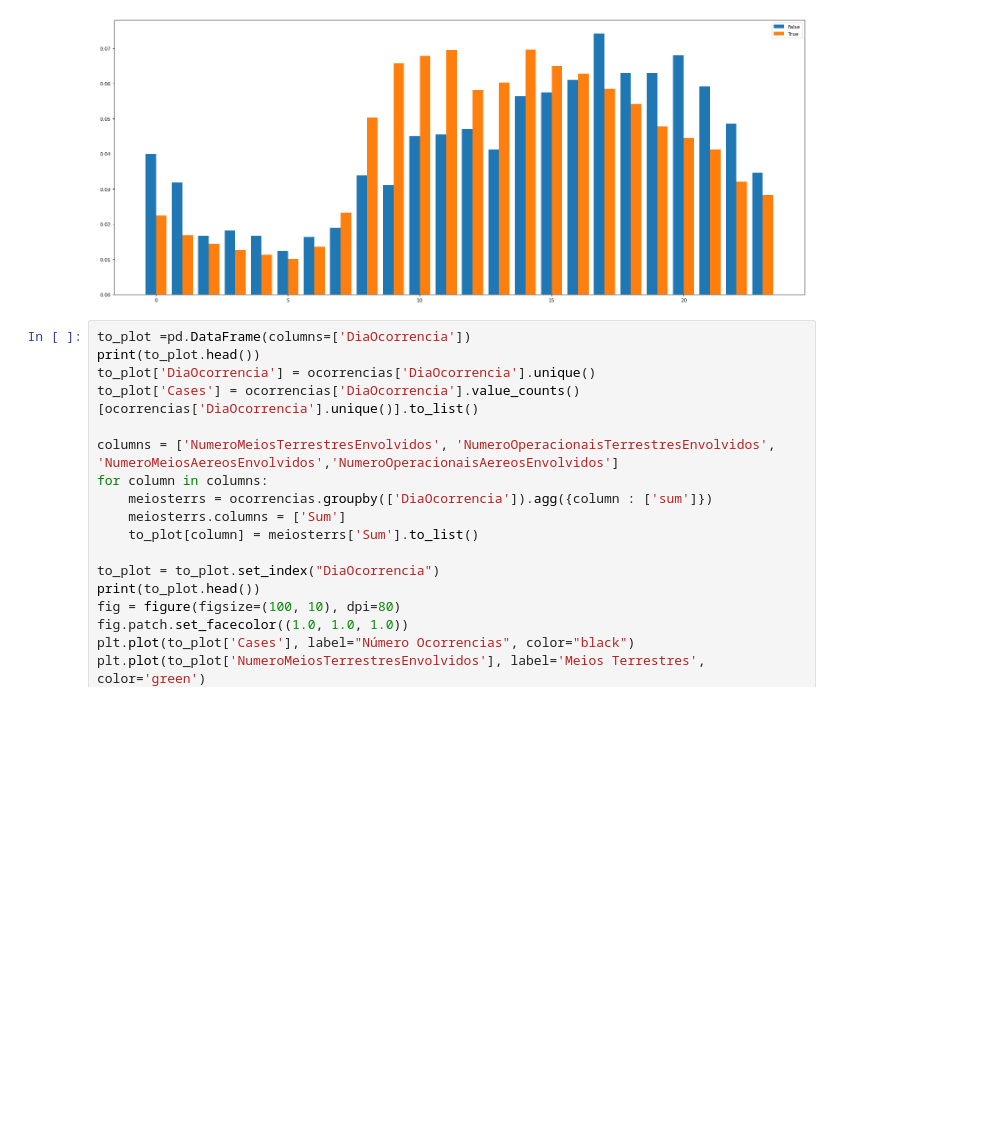
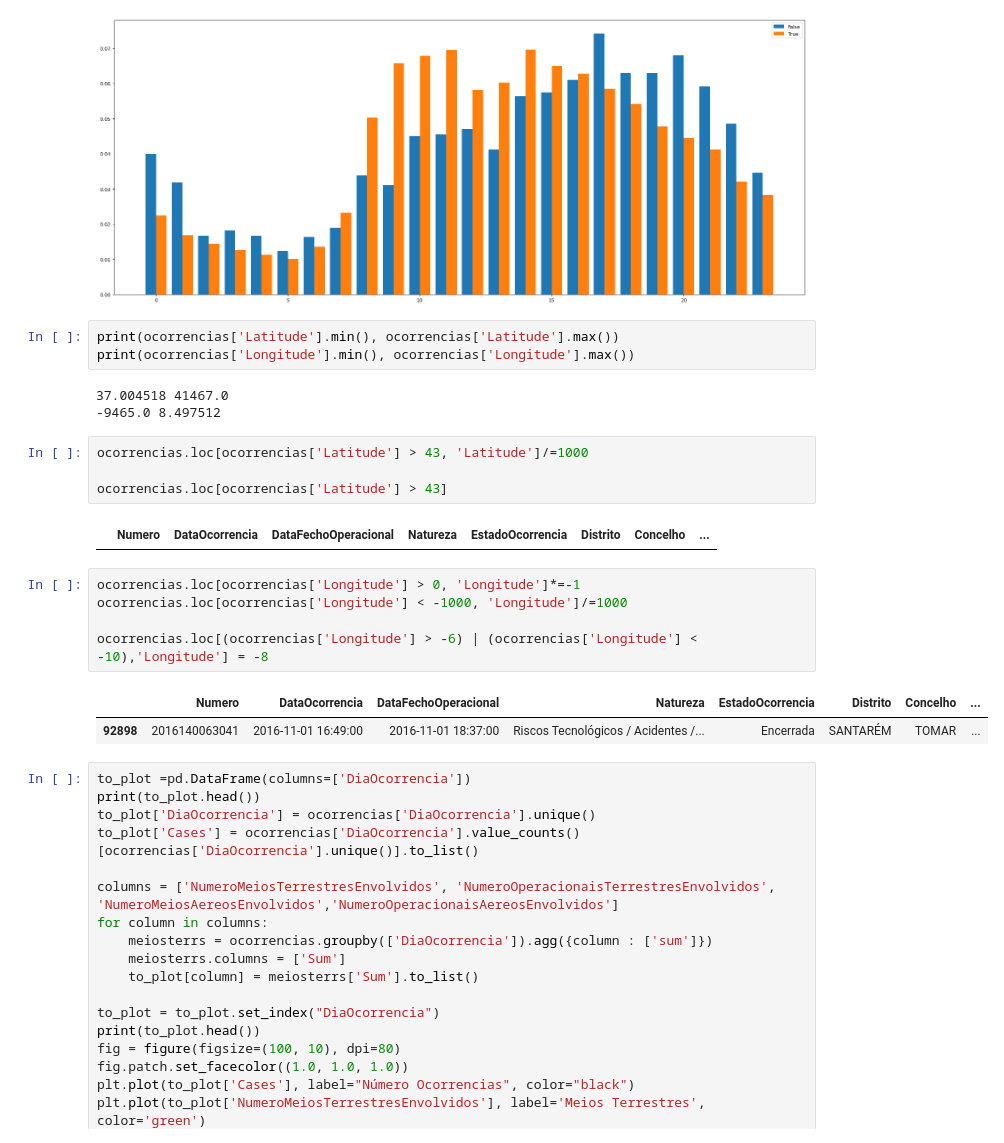
Before and after one commit to rodrigotuna/datattack2023, a Jupyter notebook: data_viz.ipynb, the cells around one changed output. Cells and saved outputs as stored; diff of their text form; blank space fills up the shorter version.

```diff
--- a/data_viz.ipynb
+++ b/data_viz.ipynb
@@ -268,6 +268,26 @@ See the caveats in the documentation: https://pandas.pydata.org/pandas-docs/stab
   false_flags['Hour'] = false_flags['DataOcorrencia'].dt.hour
 <matplotlib.legend.Legend at 0x...>
 [figure]
+# %%
+print(ocorrencias['Latitude'].min(), ocorrencias['Latitude'].max())
+print(ocorrencias['Longitude'].min(), ocorrencias['Longitude'].max())
+# %% [output]
+37.004518 41467.0
+-9465.0 8.497512
+# %%
+ocorrencias.loc[ocorrencias['Latitude'] > 43, 'Latitude']/=1000
+
+ocorrencias.loc[ocorrencias['Latitude'] > 43]
+# %% [output]
+|  | Numero | DataOcorrencia | DataFechoOperacional | Natureza | EstadoOcorrencia | Distrito | Concelho | ... |
+# %%
+ocorrencias.loc[ocorrencias['Longitude'] > 0, 'Longitude']*=-1
+ocorrencias.loc[ocorrencias['Longitude'] < -1000, 'Longitude']/=1000
+
+ocorrencias.loc[(ocorrencias['Longitude'] > -6) | (ocorrencias['Longitude'] < -10),'Longitude'] = -8
+# %% [output]
+|  | Numero | DataOcorrencia | DataFechoOperacional | Natureza | EstadoOcorrencia | Distrito | Concelho | ... |
+| 92898 | 2016140063041 | 2016-11-01 16:49:00 | 2016-11-01 18:37:00 | Riscos Tecnológicos / Acidentes /... | Encerrada | SANTARÉM | TOMAR | ... |
 # %%
 to_plot =pd.DataFrame(columns=['DiaOcorrencia'])
 print(to_plot.head())
```
Also changed, not shown: parts of 1 cell of this notebook, 10 other files.
